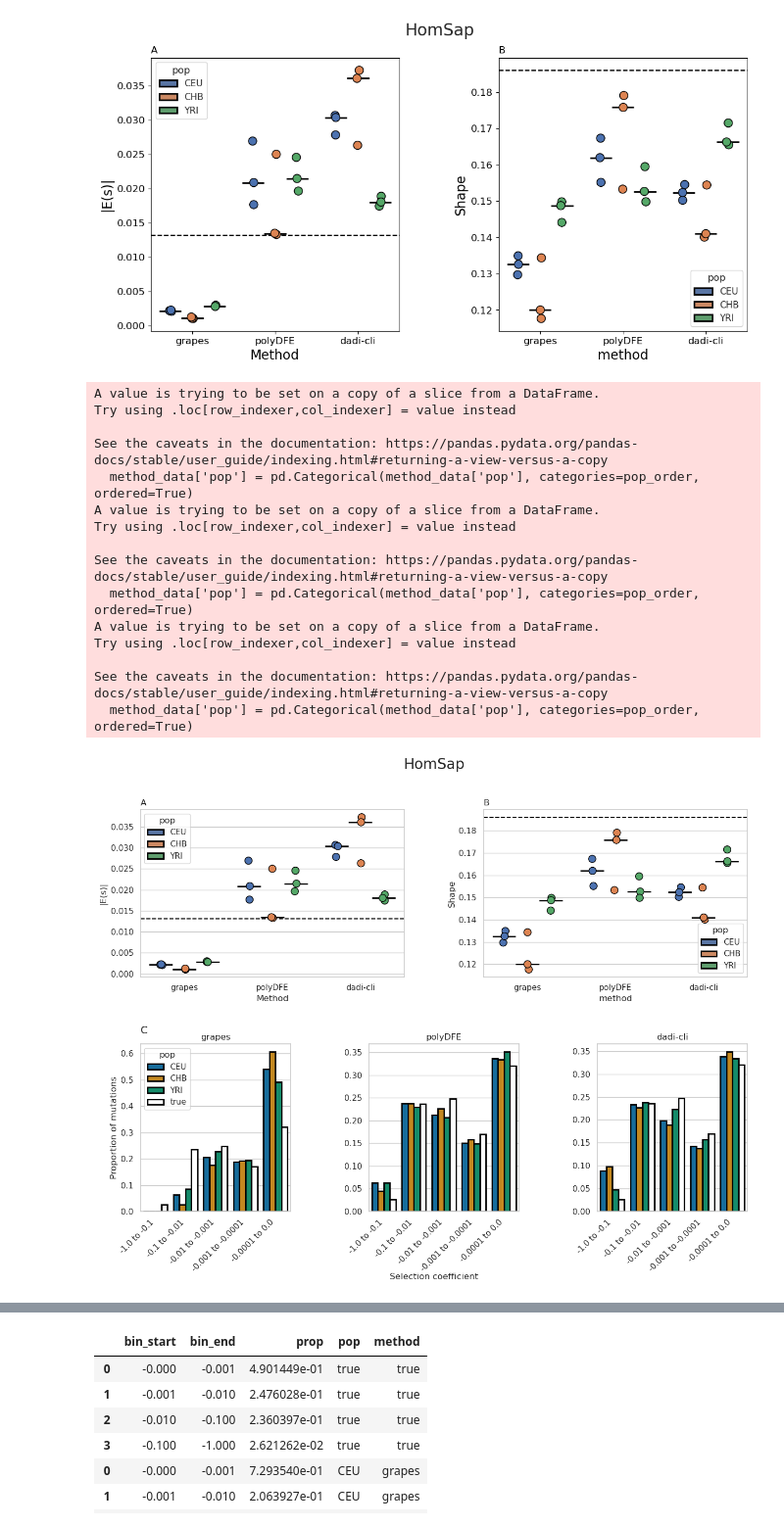
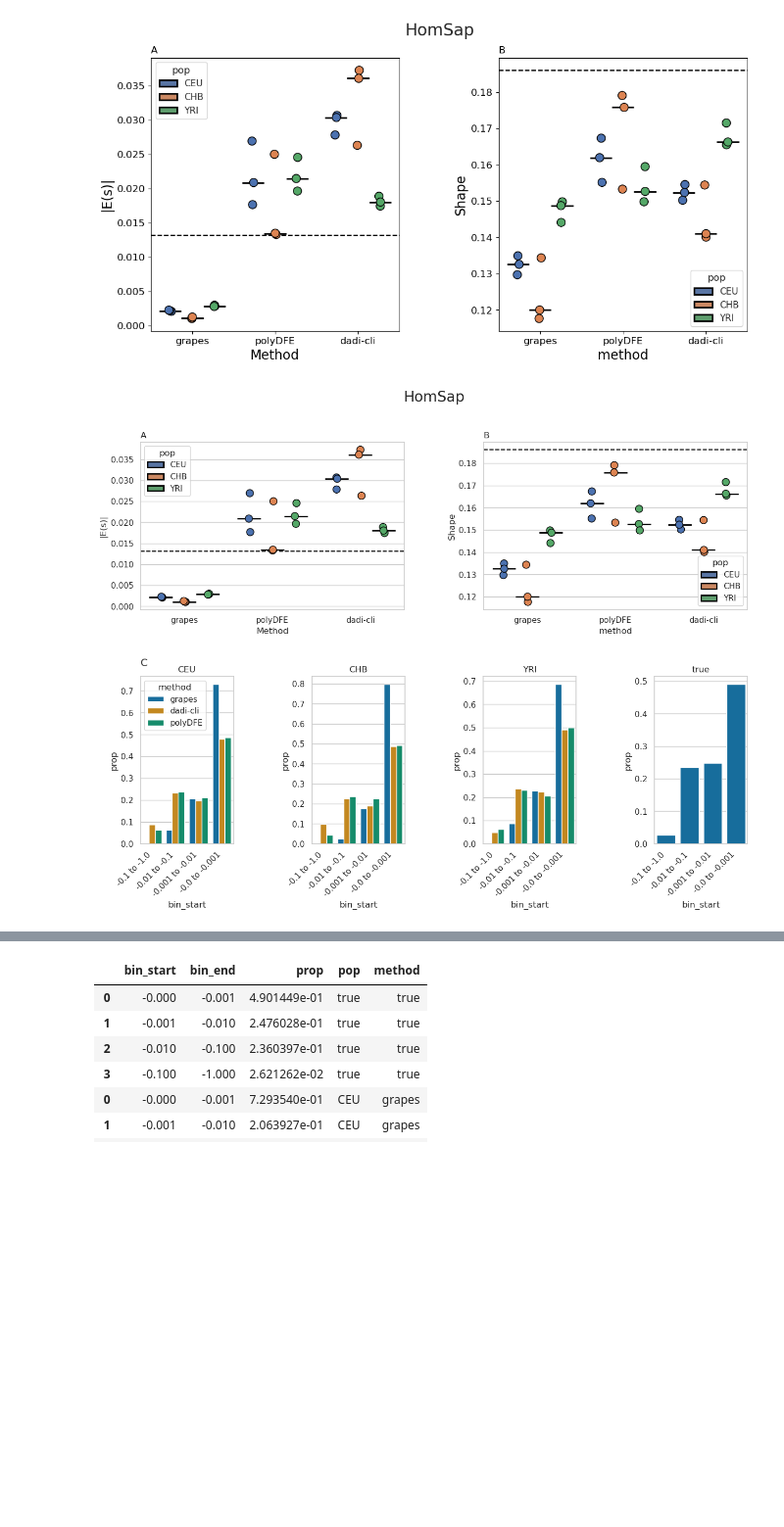
Before and after one commit to popsim-consortium/analysis2, a Jupyter notebook: notebooks/DFE_figures.ipynb, the cells around one changed output, grey strips where cells are left out. Shown at 98% size. Saved outputs shown, nothing was run; the diff lists cells and outputs as text; code cells hidden in the pictures; blank space fills up the shorter version.

```diff
--- a/notebooks/DFE_figures.ipynb
+++ b/notebooks/DFE_figures.ipynb
@@ -610,7 +610,7 @@ def get_mut_props(speciesinfo: SpeciesInfo, method, pop, bins):
     return bins_df
 
 #binz = [1.0, 1e-1, 1e-2, 1e-3, 1e-4, -np.inf]
-binz = [0, 1e-4, 1e-3, 1e-2, 1e-1, 1e0]
+binz = [0, 1e-3, 1e-2, 1e-1, 1e0]
 #binz = [np.inf, 1000, 100, 10, 1, 0]
 all_bin_df =  pd.concat([
            get_mut_props(hom_sap, "true", "CEU", binz),
@@ -628,6 +628,9 @@ all_bin_df =  pd.concat([
 ])
 
 
+# Create plot
+#plt.figure(figsize=(10, 10))
+
 layout = [
     ['A', 'B'],
     ['C', 'C']
@@ -643,13 +646,6 @@ fig, axes = plt.subplot_mosaic(
 
 sns.set_style("whitegrid")
 sns.set_palette("colorblind")
-
-# Get an existing palette
-palette = sns.color_palette("colorblind", 5)
-
-# Modify a specific color (e.g., change the third color)
-palette[3] = (1.0, 1.0, 1.0)  # RGB for red
-
 
 import seaborn as sns
 sns.set_theme(style="whitegrid")
@@ -689,13 +685,14 @@ axes['B'].set_title("B", loc = "left")
 axes['B'].set_ylabel('Shape')
 axes['A'].set_xlabel('Method')
 
-# Get the position of panel C
+
+# For the C panel, get the position and create subplots with spacing
 pos = axes['C'].get_position()
 axes['C'].remove()  # Remove the original C axes
 
-# Create new axes for each method
-methods = ['grapes', 'polyDFE', 'dadi-cli']
-n_plots = len(methods)
+# Create three new axes in the C position with spacing
+populations = sorted(all_bin_df['pop'].unique())
+n_plots = len(populations)
 
 # Add spacing between subplots
 spacing = 0.1  # Adjust this value to change spacing between subplots
@@ -703,7 +700,7 @@ total_spacing = spacing * (n_plots - 1)
 width = (pos.width - total_spacing) / n_plots
 
 c_axes = []
-for i, method in enumerate(methods):
+for i in range(n_plots):
     ax = fig.add_axes([
         pos.x0 + i * (width + spacing),  # x position with spacing
         pos.y0,                          # y position
@@ -711,70 +708,42 @@ for i, method in enumerate(methods):
         pos.height                       # height
     ])
 
-    # Filter data for this method
-    method_data = all_bin_df.query(f"method in ['{method}', 'true']")
-
-    #custom sort pop
-    pop_order = ['CEU', 'CHB', 'YRI', 'true']
-    method_data['pop'] = pd.Categorical(method_data['pop'], categories=pop_order, ordered=True)
+    # Filter data for this population
+    pop_data = all_bin_df[all_bin_df['pop'] == populations[i]]
 
     # Create the barplot
     sns.barplot(
-        data=method_data,
+        data=pop_data,
         x='bin_start',
         y='prop',
-        hue='pop',  # Changed from 'method' to 'pop'
-        palette=palette,
-        edgecolor="black", linewidth=2,
+        hue='method',
+        palette="colorblind",
         order=sorted(all_bin_df['bin_start'].unique()),
         ax=ax
     )
 
     # Customize each subplot
-    bin_starts = sorted(method_data['bin_start'].unique())
-    bin_starts[-1] = 0.0 #remove -0
-    bin_ends = method_data.drop_duplicates('bin_start').sort_values('bin_start')['bin_end']
-    labels = [f"{end:,} to {start:,}" for start, end in zip(bin_starts, bin_ends)]
+    bin_starts = sorted(pop_data['bin_start'].unique())
+    bin_ends = pop_data.drop_duplicates('bin_start').sort_values('bin_start')['bin_end']
+    labels = [f"{start:,} to {end:,}" for start, end in zip(bin_starts, bin_ends)]
 
     ax.set_xticklabels(labels, rotation=45, ha='right')
-    ax.set_title(f'{method}')
-    ax.set_ylabel('Proportion of mutations')
+    ax.set_title(f'{populations[i]}')
 
     # Only show legend for the first subplot
     if i != 0:
         ax.get_legend().remove()
-        ax.set_ylabel('')
-    ax.set_xlabel('')
 
 # Calculate position for the title
 title_x = pos.x0  # Left edge of the C panel
 title_y = pos.y0 + pos.height + 0.02  # Just above the plots, adjust 0.02 as needed
 
 # Add the title
 fig.text(title_x, title_y, 'C', fontsize=14)
 
-#common axis labels
-fig.text(0.5, -0.02, 'Selection coefficient', ha='center')
-
 # Adjust layout
 plt.tight_layout()
 fig.suptitle(f"{hom_sap.species}")
-plt.savefig("HomSap_discrete_DFE.pdf")
 plt.show()
 # %% [output]
-A value is trying to be set on a copy of a slice from a DataFrame.
-Try using .loc[row_indexer,col_indexer] = value instead
-
-See the caveats in the documentation: https://pandas.pydata.org/pandas-docs/stable/user_guide/indexing.html#returning-a-view-versus-a-copy
-  method_data['pop'] = pd.Categorical(method_data['pop'], categories=pop_order, ordered=True)
-A value is trying to be set on a copy of a slice from a DataFrame.
-Try using .loc[row_indexer,col_indexer] = value instead
-
-See the caveats in the documentation: https://pandas.pydata.org/pandas-docs/stable/user_guide/indexing.html#returning-a-view-versus-a-copy
-  method_data['pop'] = pd.Categorical(method_data['pop'], categories=pop_order, ordered=True)
-A value is trying to be set on a copy of a slice from a DataFrame.
-Try using .loc[row_indexer,col_indexer] = value instead
-
-See the caveats in the documentation: https://pandas.pydata.org/pandas-docs/stable/user_guide/indexing.html#returning-a-view-versus-a-copy
-  method_data['pop'] = pd.Categorical(method_data['pop'], categories=pop_order, ordered=True)
-[figure, old version]
+[figure, new version]
```
Also changed, not shown: parts of 10 cells of this notebook.
